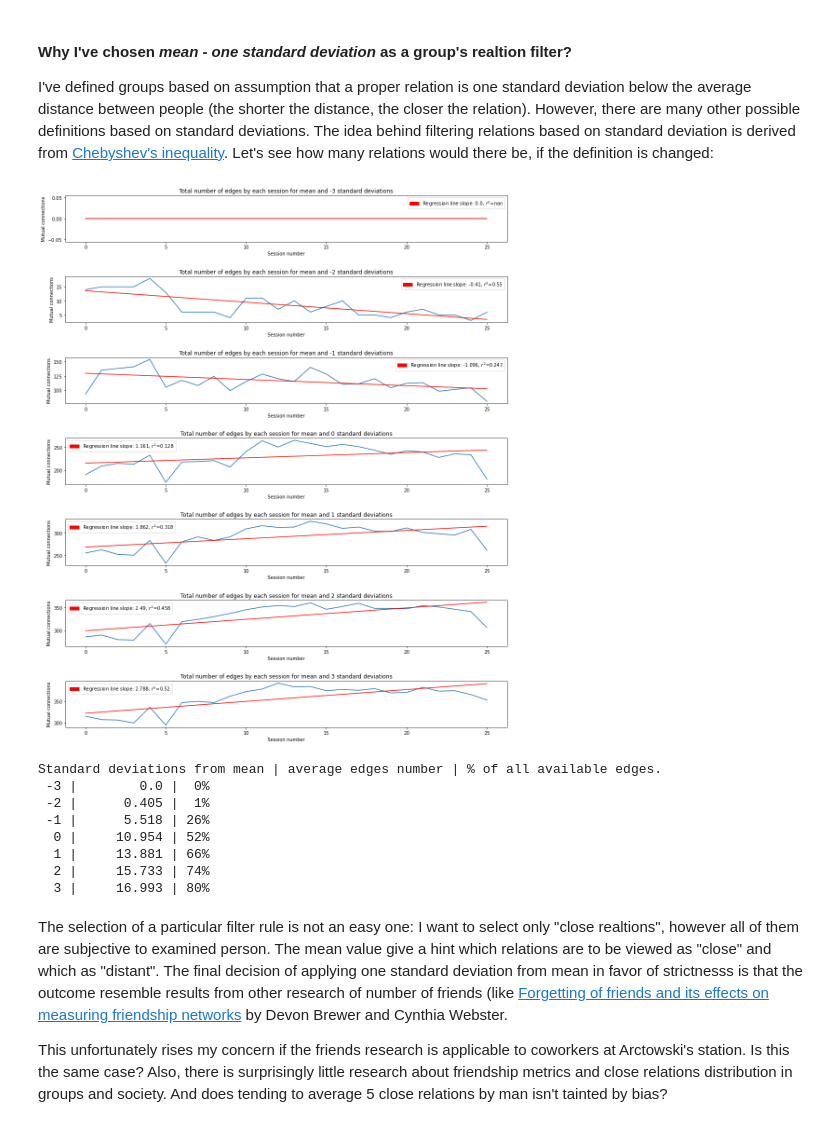
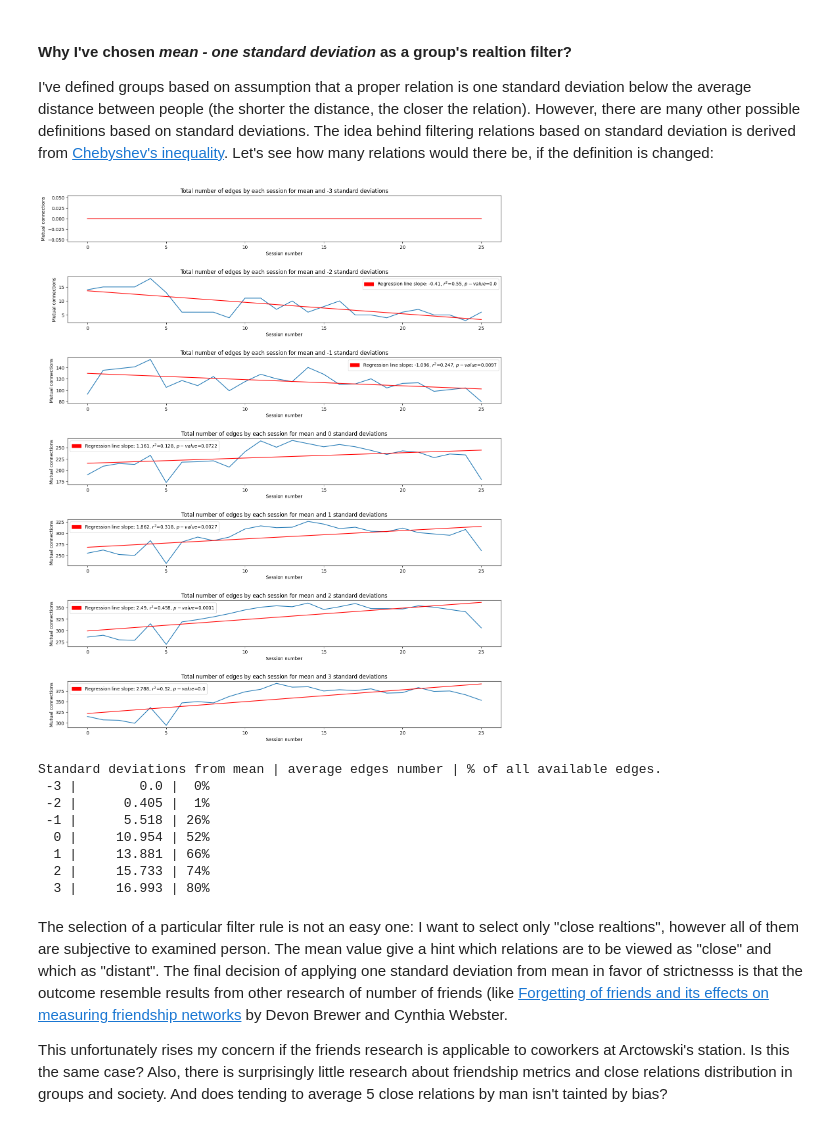
Before and after one commit to marcindahlen/Antarctica_research_2020, a Jupyter notebook: notebook.ipynb, the cells around one changed output. Drawn from its saved outputs; the diff is of its cells as text; code cells hidden in the pictures.

Commit message:
added p-values to edge numbers by session plots

```diff
--- a/notebook.ipynb
+++ b/notebook.ipynb
@@ -851,36 +851,38 @@ edges_no_by_session_by_stdDev = [[] for std in standard_deviations]
 for i, stdDev in enumerate(mutual_close_relations_graphs_by_stdDev):
     for graph in stdDev.values():
         edges_no_by_session_by_stdDev[i].append(networkx.classes.function.number_of_edges(graph))
 
 matplotlib.pyplot.figure(figsize=(17, 21))
 for i, stdDev in enumerate(edges_no_by_session_by_stdDev):
     matplotlib.pyplot.subplot(7, 1, i + 1)
     matplotlib.pyplot.title("Total number of edges by each session for mean and " + str(standard_deviations[i]) + " standard deviations")
     matplotlib.pyplot.ylabel("Mutual connections")
     matplotlib.pyplot.xlabel("Session number")
     matplotlib.pyplot.plot(stdDev)
     x = range(len(stdDev))
     m, b = numpy.polyfit(x, stdDev, 1)
     reg = regression(x, stdDev)
-    regression_label = r"Regression line slope: " + str(round(m, 3)) + r", $r^2$=" + str(round(reg, 3))
+    _, p = stats.pearsonr(x, stdDev)
+    regression_label = r"Regression line slope: " + str(round(m, 3)) + r", $r^2$=" + str(round(reg, 3)) + r", $p-value$=" + str(round(p, 4))
     matplotlib.pyplot.plot(x, m*x + b, color="#ff0000")
     edges = patches.Patch(color="#ff0000", label=regression_label)
-    matplotlib.pyplot.legend(handles=[edges])
+    if i !=0:
+        matplotlib.pyplot.legend(handles=[edges])
 
 matplotlib.pyplot.subplots_adjust(hspace=0.75, wspace=0.35)
 matplotlib.pyplot.show()
 
 print()   # newline
 people_no = 21   # number of people
 session_no = 26   # number of sessions
 print("Standard deviations from mean | average edges number | % of all available edges.")
 for i, stdDev in enumerate(edges_no_by_session_by_stdDev):
     avg_filteredEdges_by_man_by_session_by_stdDev = round(sum(stdDev) / people_no / session_no, 3)
     percent_of_all_relations = int(avg_filteredEdges_by_man_by_session_by_stdDev / people_no * 100)
     standard_deviation = i - 3
     print(f"{standard_deviation:3} | {avg_filteredEdges_by_man_by_session_by_stdDev:10} | {percent_of_all_relations:2}%")
 # %% [output]
-[figure, old version]
+[figure, new version]
 Standard deviations from mean | average edges number | % of all available edges.
  -3 |        0.0 |  0%
  -2 |      0.405 |  1%
```
Also changed, not shown: parts of 9 cells of this notebook, 1 other file.
